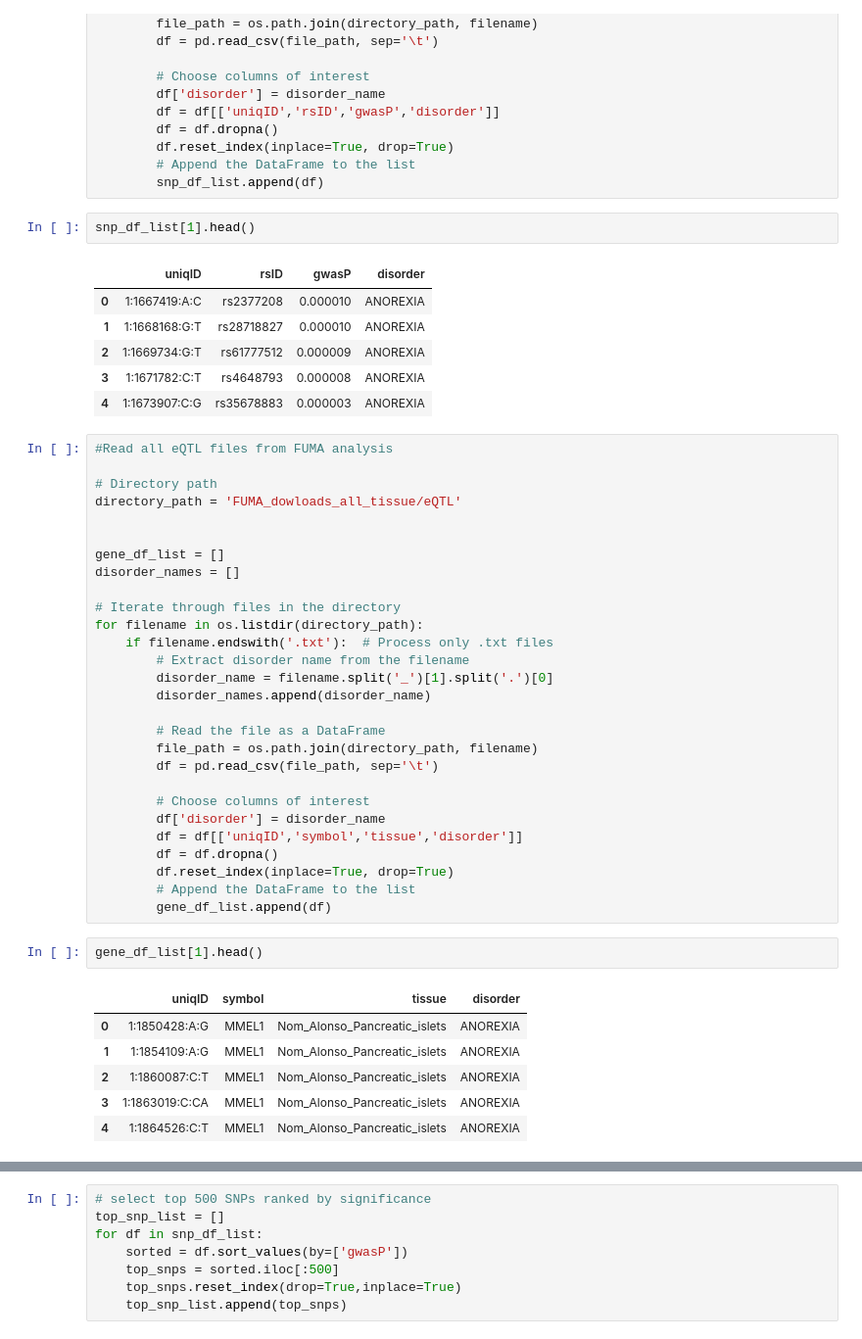
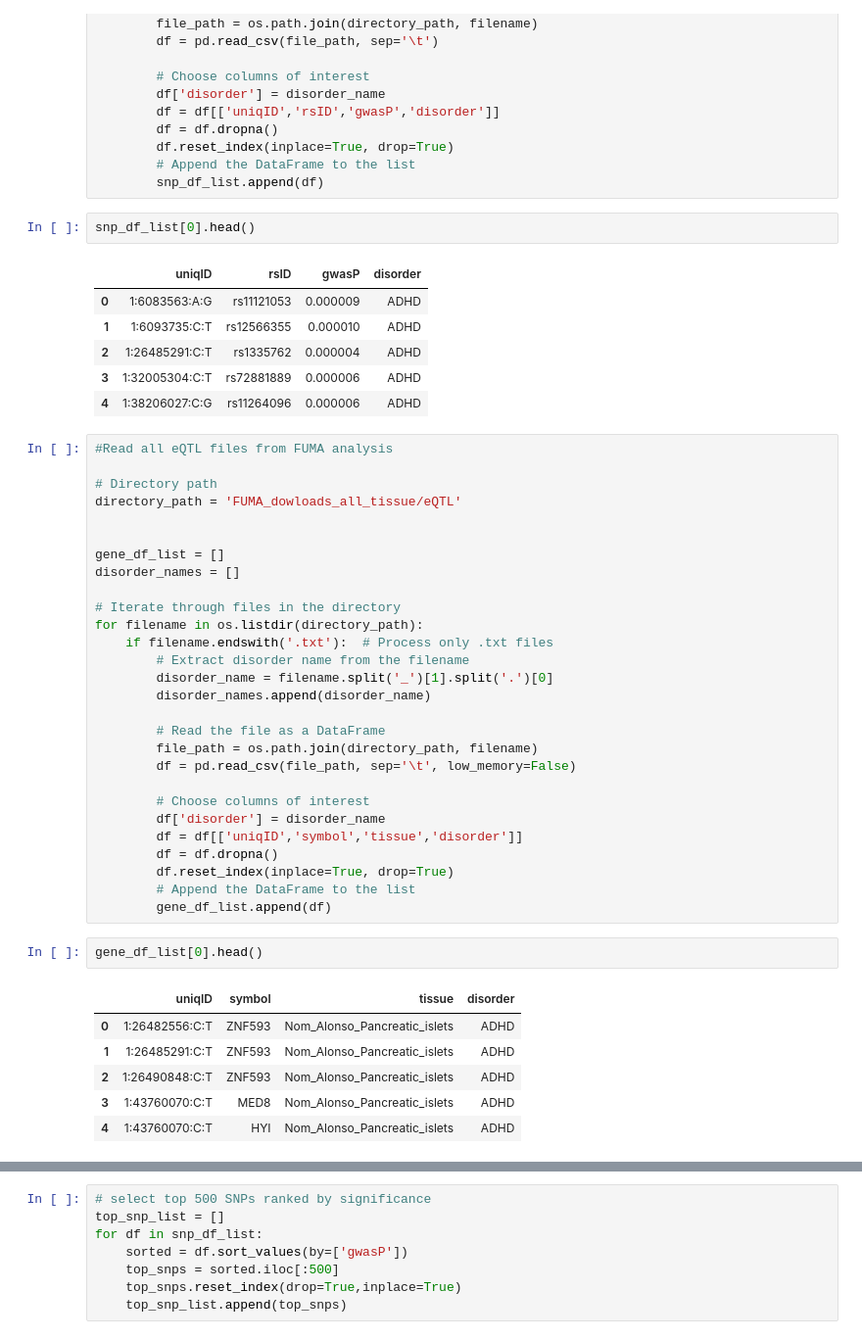
Before and after one commit to Aje026/Genetic-Overlap-in-Female-Biased-Disorders, a Jupyter notebook: FUMA_analysis.ipynb, the cells around one changed output, grey strips where cells are left out. Shown at 98% size. Saved outputs shown, nothing was run; the diff lists cells and outputs as text.

```diff
--- a/FUMA_analysis.ipynb
+++ b/FUMA_analysis.ipynb
@@ -46,14 +46,14 @@ for filename in os.listdir(directory_path):
         # Append the DataFrame to the list
         snp_df_list.append(df)
 # %%
-snp_df_list[1].head()
+snp_df_list[0].head()
 # %% [output]
 |  | uniqID | rsID | gwasP | disorder |
-| 0 | 1:1667419:A:C | rs2377208 | 0.000010 | ANOREXIA |
-| 1 | 1:1668168:G:T | rs28718827 | 0.000010 | ANOREXIA |
-| 2 | 1:1669734:G:T | rs61777512 | 0.000009 | ANOREXIA |
-| 3 | 1:1671782:C:T | rs4648793 | 0.000008 | ANOREXIA |
-| 4 | 1:1673907:C:G | rs35678883 | 0.000003 | ANOREXIA |
+| 0 | 1:6083563:A:G | rs11121053 | 0.000009 | ADHD |
+| 1 | 1:6093735:C:T | rs12566355 | 0.000010 | ADHD |
+| 2 | 1:26485291:C:T | rs1335762 | 0.000004 | ADHD |
+| 3 | 1:32005304:C:T | rs72881889 | 0.000006 | ADHD |
+| 4 | 1:38206027:C:G | rs11264096 | 0.000006 | ADHD |
 # %%
 #Read all eQTL files from FUMA analysis
 
@@ -73,7 +73,7 @@ for filename in os.listdir(directory_path):
 
         # Read the file as a DataFrame
         file_path = os.path.join(directory_path, filename)
-        df = pd.read_csv(file_path, sep='\t')
+        df = pd.read_csv(file_path, sep='\t', low_memory=False)
 
         # Choose columns of interest
         df['disorder'] = disorder_name
@@ -83,14 +83,14 @@ for filename in os.listdir(directory_path):
         # Append the DataFrame to the list
         gene_df_list.append(df)
 # %%
-gene_df_list[1].head()
+gene_df_list[0].head()
 # %% [output]
 |  | uniqID | symbol | tissue | disorder |
-| 0 | 1:1850428:A:G | MMEL1 | Nom_Alonso_Pancreatic_islets | ANOREXIA |
-| 1 | 1:1854109:A:G | MMEL1 | Nom_Alonso_Pancreatic_islets | ANOREXIA |
-| 2 | 1:1860087:C:T | MMEL1 | Nom_Alonso_Pancreatic_islets | ANOREXIA |
-| 3 | 1:1863019:C:CA | MMEL1 | Nom_Alonso_Pancreatic_islets | ANOREXIA |
-| 4 | 1:1864526:C:T | MMEL1 | Nom_Alonso_Pancreatic_islets | ANOREXIA |
+| 0 | 1:26482556:C:T | ZNF593 | Nom_Alonso_Pancreatic_islets | ADHD |
+| 1 | 1:26485291:C:T | ZNF593 | Nom_Alonso_Pancreatic_islets | ADHD |
+| 2 | 1:26490848:C:T | ZNF593 | Nom_Alonso_Pancreatic_islets | ADHD |
+| 3 | 1:43760070:C:T | MED8 | Nom_Alonso_Pancreatic_islets | ADHD |
+| 4 | 1:43760070:C:T | HYI | Nom_Alonso_Pancreatic_islets | ADHD |
 # %%
 #merge SNP and gene dataframes to map SNPs to genes
 merged_list = []
```
Also changed, not shown: parts of 2 cells of this notebook.
